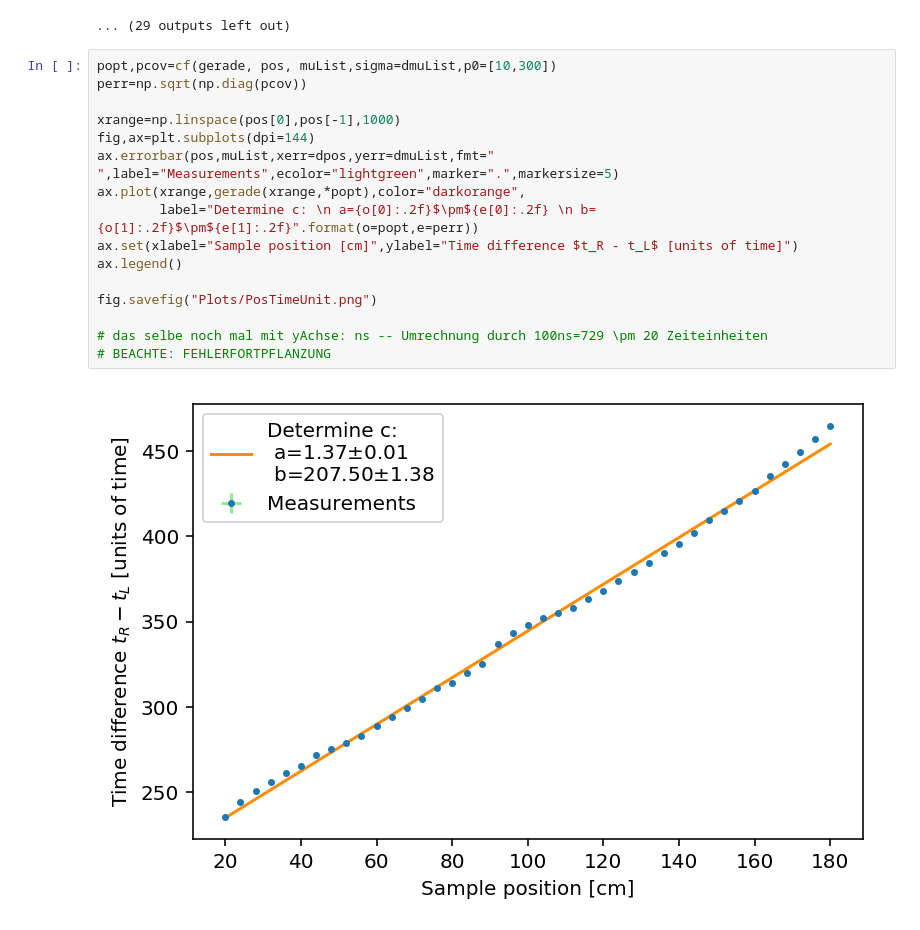
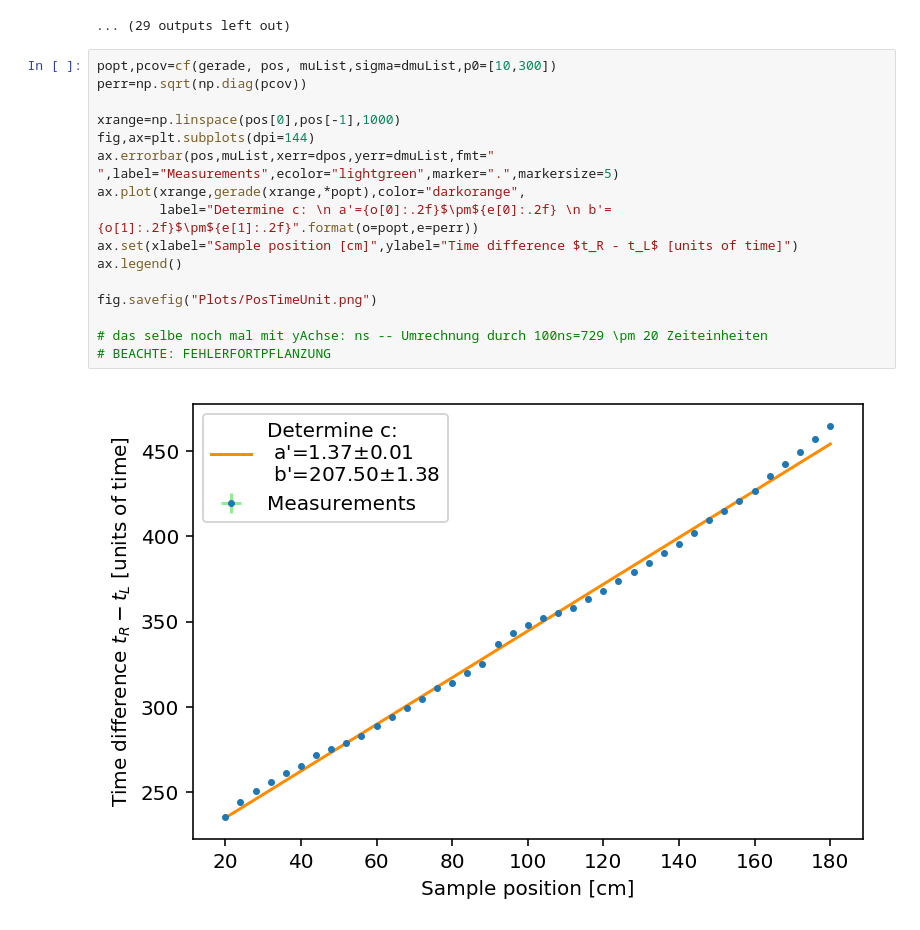
Before and after one commit to qwretz/fpraktikum, a Jupyter notebook: CAMAC/Rolling over 41 txt Data.ipynb, the cells around one changed output. Saved outputs shown, nothing was run; the diff lists cells and outputs as text.

```diff
--- a/CAMAC/Rolling over 41 txt Data.ipynb
+++ b/CAMAC/Rolling over 41 txt Data.ipynb
@@ -70,21 +70,21 @@ muList,dmuList = np.array(muList),np.array(dmuList)
 # %%
 popt,pcov=cf(gerade, pos, muList,sigma=dmuList,p0=[10,300])
 perr=np.sqrt(np.diag(pcov))
 
 xrange=np.linspace(pos[0],pos[-1],1000)
 fig,ax=plt.subplots(dpi=144)
 ax.errorbar(pos,muList,xerr=dpos,yerr=dmuList,fmt=" ",label="Measurements",ecolor="lightgreen",marker=".",markersize=5)
 ax.plot(xrange,gerade(xrange,*popt),color="darkorange",
-        label="Determine c: \n a={o[0]:.2f}$\pm${e[0]:.2f} \n b={o[1]:.2f}$\pm${e[1]:.2f}".format(o=popt,e=perr))
+        label="Determine c: \n a'={o[0]:.2f}$\pm${e[0]:.2f} \n b'={o[1]:.2f}$\pm${e[1]:.2f}".format(o=popt,e=perr))
 ax.set(xlabel="Sample position [cm]",ylabel="Time difference $t_R - t_L$ [units of time]")
 ax.legend()
 
 fig.savefig("Plots/PosTimeUnit.png")
 
 # das selbe noch mal mit yAchse: ns -- Umrechnung durch 100ns=729 \pm 20 Zeiteinheiten
 # BEACHTE: FEHLERFORTPFLANZUNG
 # %% [output]
-[figure, old version]
+[figure, new version]
 # %%
 # Umrechnung
 a,da=7.29,.2
```
Also changed, not shown: parts of 1 cell of this notebook, 3 other files.
